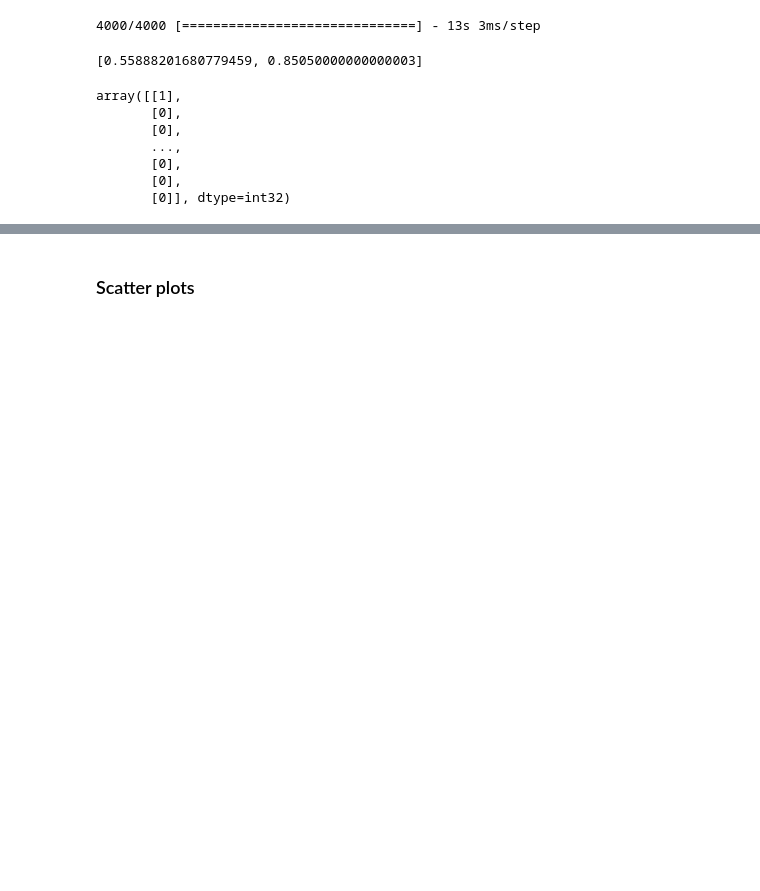
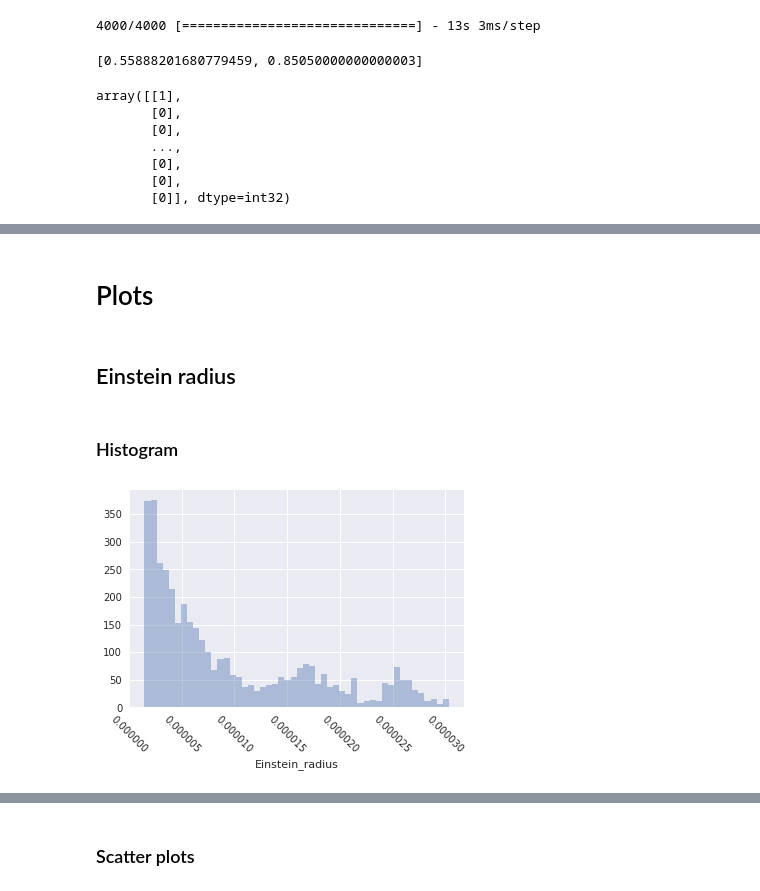
Before and after one commit to agoila/strong-lenses, a Jupyter notebook: Parameter Study.ipynb, the cells around one changed output, grey strips where cells are left out. Saved outputs shown, nothing was run; the diff lists cells and outputs as text; code cells hidden in the pictures; blank space fills up the shorter version.

```diff
--- a/Parameter Study.ipynb
+++ b/Parameter Study.ipynb
@@ -236,0 +134,2 @@ plt.legend(['false negatives', 'true positives']);
+# %%
+test_params.insert(2, 'is_lens_preds', preds_test)
@@ -236,0 +145,4 @@ plt.legend(['false negatives', 'true positives']);
+# %%
+Einstein_radius = np.sqrt(test_params.Einstein_area / (np.pi))
+# %%
+test_params['Einstein_radius'] = Einstein_radius
@@ -236,0 +158,2 @@ plt.legend(['false negatives', 'true positives']);
+# %%
+test_params.insert(3, 'probs', probs_test)
@@ -236,0 +191,11 @@ plt.legend(['false negatives', 'true positives']);
+# %% [markdown]
+# Plots
+# %% [markdown]
+## Einstein radius
+# %% [markdown]
+### Histogram
+# %%
+sns.distplot(test_params.Einstein_radius, kde=False, bins=50)
+plt.xticks(rotation=-45);
+# %% [output]
+[figure, added]
```
Also changed, not shown: parts of 73 cells of this notebook.
